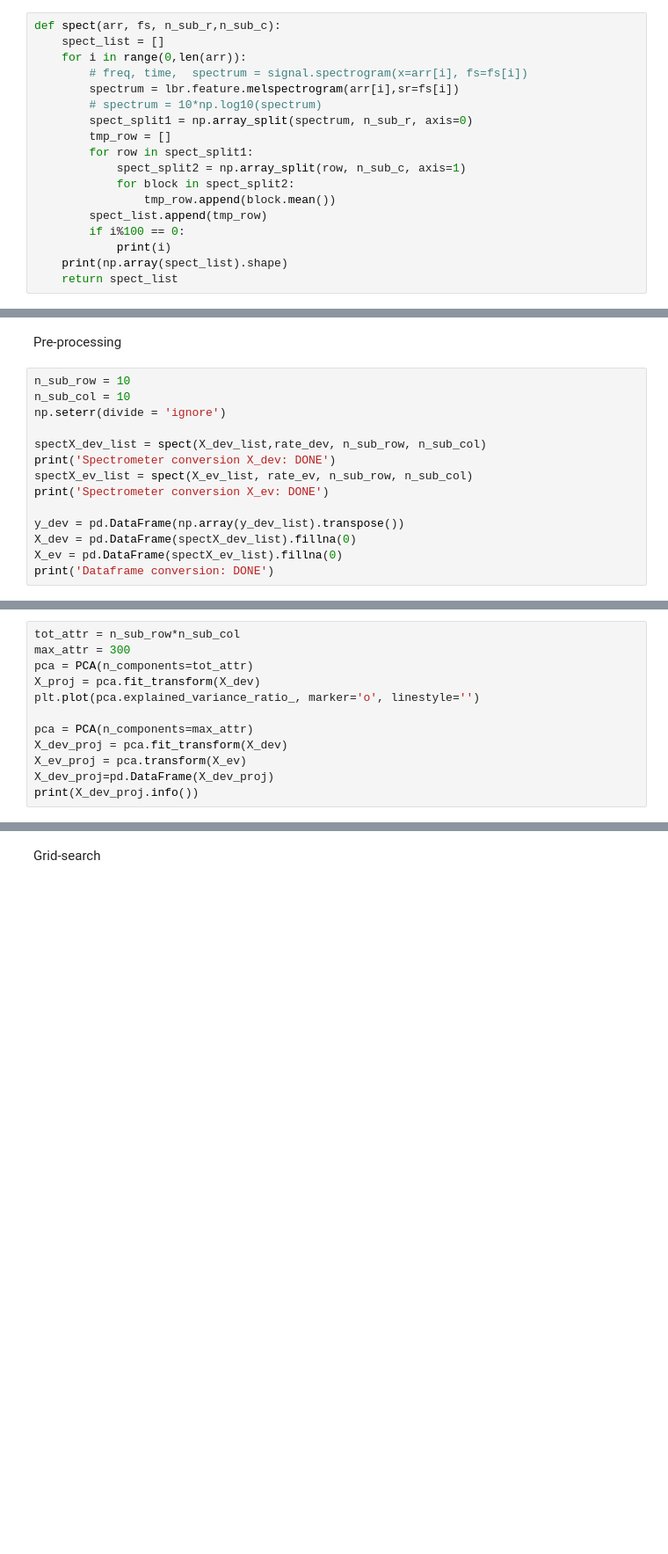
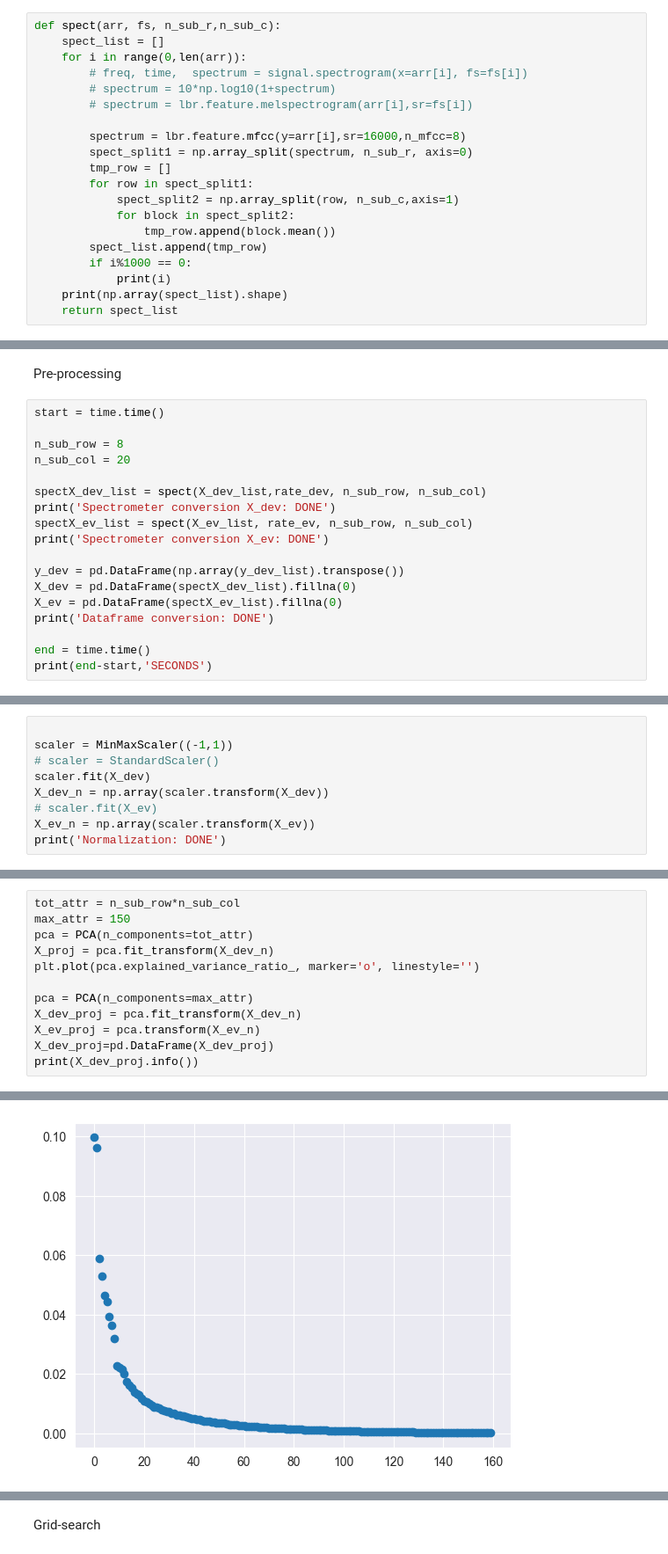
Before and after one commit to simoclemens/PoliTO-DataScienceLab, a Jupyter notebook: program.ipynb, the cells around one changed output, grey strips where cells are left out. Shown: that part at 88% size. Drawn from its saved outputs; the diff is of its cells as text; blank space fills up the shorter version.

Commit message:
version 1.3 - mfcc, addition of svc and knn (best performance)

```diff
--- a/program.ipynb
+++ b/program.ipynb
@@ -30,16 +35,18 @@ def spect(arr, fs, n_sub_r,n_sub_c):
     spect_list = []
     for i in range(0,len(arr)):
         # freq, time,  spectrum = signal.spectrogram(x=arr[i], fs=fs[i])
-        spectrum = lbr.feature.melspectrogram(arr[i],sr=fs[i])
-        # spectrum = 10*np.log10(spectrum)
+        # spectrum = 10*np.log10(1+spectrum)
+        # spectrum = lbr.feature.melspectrogram(arr[i],sr=fs[i])
+
+        spectrum = lbr.feature.mfcc(y=arr[i],sr=16000,n_mfcc=8)
         spect_split1 = np.array_split(spectrum, n_sub_r, axis=0)
         tmp_row = []
         for row in spect_split1:
-            spect_split2 = np.array_split(row, n_sub_c, axis=1)
+            spect_split2 = np.array_split(row, n_sub_c,axis=1)
             for block in spect_split2:
                 tmp_row.append(block.mean())
         spect_list.append(tmp_row)
-        if i%100 == 0:
+        if i%1000 == 0:
             print(i)
     print(np.array(spect_list).shape)
     return spect_list
@@ -82,9 +122,10 @@ print(len(X_ev_list))
 # %% [markdown]
 Pre-processing
 # %%
-n_sub_row = 10
-n_sub_col = 10
-np.seterr(divide = 'ignore')
+start = time.time()
+
+n_sub_row = 8
+n_sub_col = 20
 
 spectX_dev_list = spect(X_dev_list,rate_dev, n_sub_row, n_sub_col)
 print('Spectrometer conversion X_dev: DONE')
@@ -95,5 +136,8 @@ y_dev = pd.DataFrame(np.array(y_dev_list).transpose())
 X_dev = pd.DataFrame(spectX_dev_list).fillna(0)
 X_ev = pd.DataFrame(spectX_ev_list).fillna(0)
 print('Dataframe conversion: DONE')
+
+end = time.time()
+print(end-start,'SECONDS')
 # %% [output]
 0
@@ -121,0 +161,9 @@ Normalization: DONE
+# %%
+
+scaler = MinMaxScaler((-1,1))
+# scaler = StandardScaler()
+scaler.fit(X_dev)
+X_dev_n = np.array(scaler.transform(X_dev))
+# scaler.fit(X_ev)
+X_ev_n = np.array(scaler.transform(X_ev))
+print('Normalization: DONE')
@@ -122,12 +172,13 @@ Normalization: DONE
 # %%
 tot_attr = n_sub_row*n_sub_col
-max_attr = 300
+max_attr = 150
 pca = PCA(n_components=tot_attr)
-X_proj = pca.fit_transform(X_dev)
+X_proj = pca.fit_transform(X_dev_n)
 plt.plot(pca.explained_variance_ratio_, marker='o', linestyle='')
 
 pca = PCA(n_components=max_attr)
-X_dev_proj = pca.fit_transform(X_dev)
-X_ev_proj = pca.transform(X_ev)
+X_dev_proj = pca.fit_transform(X_dev_n)
+X_ev_proj = pca.transform(X_ev_n)
 X_dev_proj=pd.DataFrame(X_dev_proj)
 print(X_dev_proj.info())
+# %% [output]
@@ -134 +191,2 @@ print(X_dev_proj.info())
+[figure, added]
 # %%
```
Also changed, not shown: parts of 16 cells of this notebook.
